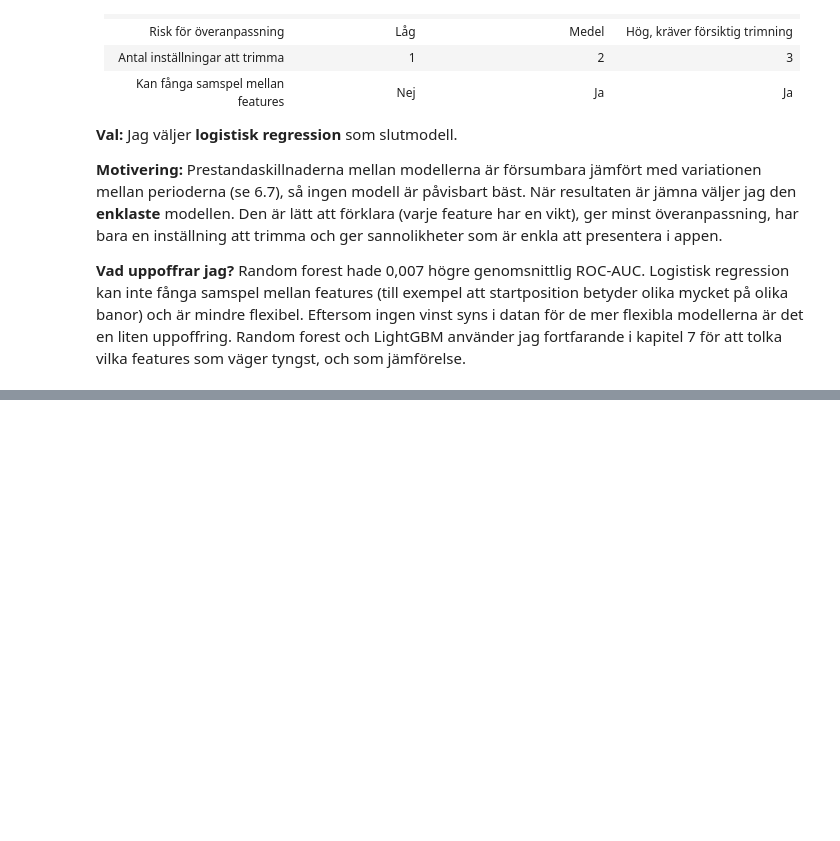
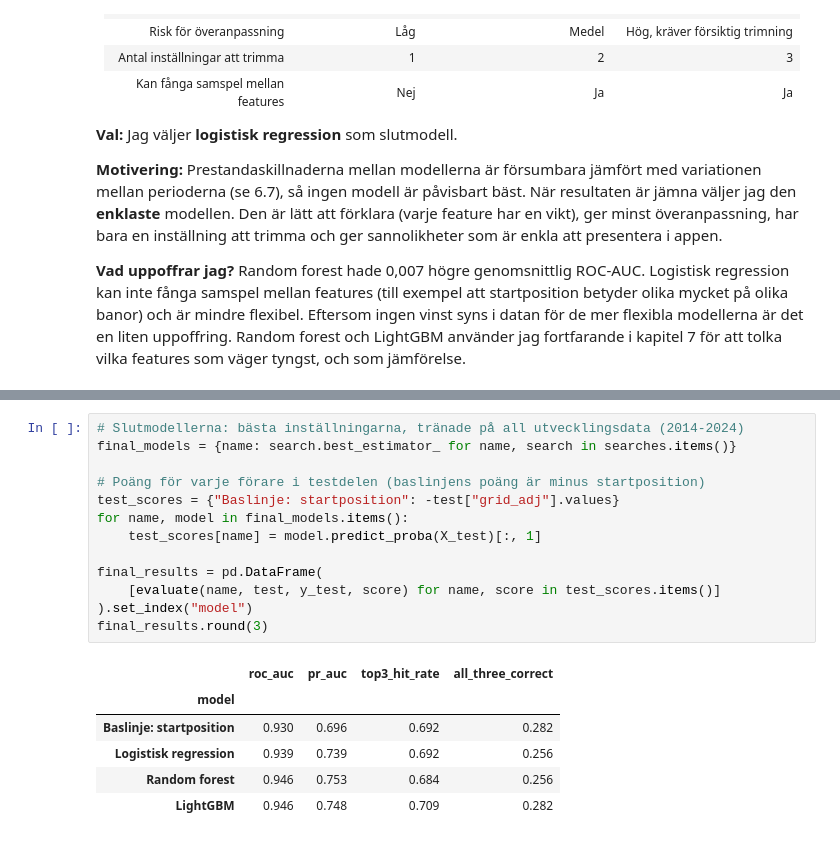
Before and after one commit to felixalfred/f1-podium-prediction, a Jupyter notebook: notebooks/f1_podium_prediction.ipynb, the cells around one changed output, grey strips where cells are left out. Cells and saved outputs as stored; diff of their text form; blank space fills up the shorter version.

```diff
--- a/notebooks/f1_podium_prediction.ipynb
+++ b/notebooks/f1_podium_prediction.ipynb
@@ -1333,0 +1338,20 @@ plt.show()
+# %%
+# Slutmodellerna: bästa inställningarna, tränade på all utvecklingsdata (2014-2024)
+final_models = {name: search.best_estimator_ for name, search in searches.items()}
+
+# Poäng för varje förare i testdelen (baslinjens poäng är minus startposition)
+test_scores = {"Baslinje: startposition": -test["grid_adj"].values}
+for name, model in final_models.items():
+    test_scores[name] = model.predict_proba(X_test)[:, 1]
+
+final_results = pd.DataFrame(
+    [evaluate(name, test, y_test, score) for name, score in test_scores.items()]
+).set_index("model")
+final_results.round(3)
+# %% [output]
+|  | roc_auc | pr_auc | top3_hit_rate | all_three_correct |
+| model |  |  |  |  |
+| Baslinje: startposition | 0.930 | 0.696 | 0.692 | 0.282 |
+| Logistisk regression | 0.939 | 0.739 | 0.692 | 0.256 |
+| Random forest | 0.946 | 0.753 | 0.684 | 0.256 |
+| LightGBM | 0.946 | 0.748 | 0.709 | 0.282 |
```
Also changed, not shown: parts of 6 cells of this notebook.
